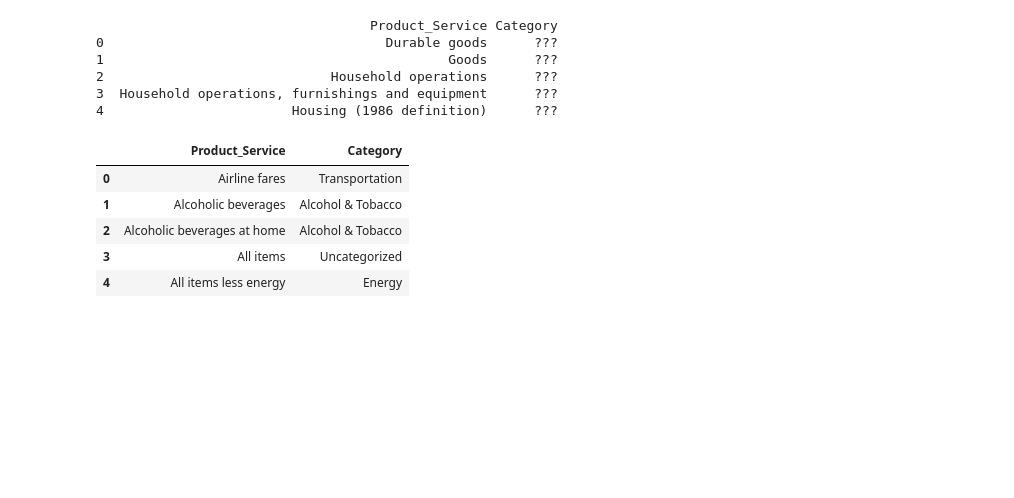
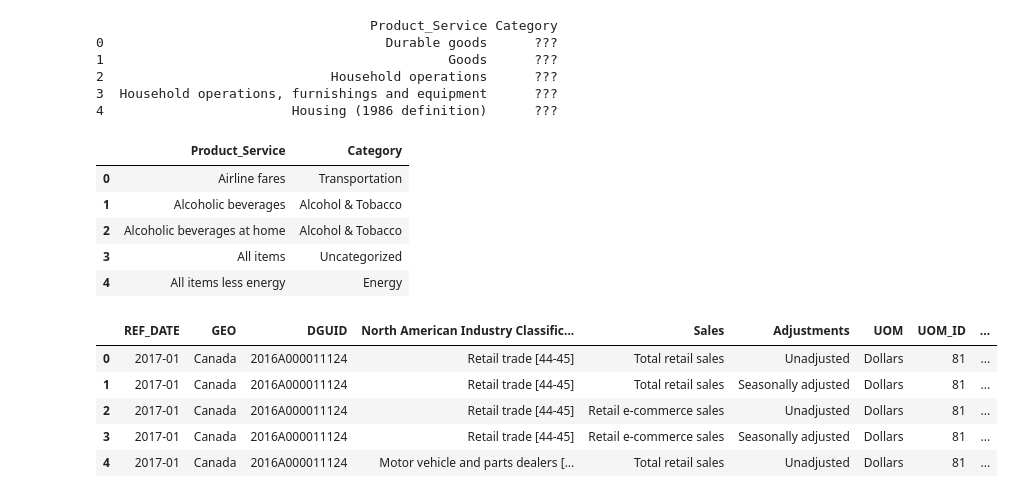
Before and after one commit to MADS-Lions/GoodsComparison2018Tariffs, a Jupyter notebook: notebooks/Analysis_Visuals_and_Models: Shelter.ipynb, the cells around one changed output. Saved outputs shown, nothing was run; the diff lists cells and outputs as text; code cells hidden in the pictures; blank space fills up the shorter version.

```diff
--- a/notebooks/Analysis_Visuals_and_Models: Shelter.ipynb
+++ b/notebooks/Analysis_Visuals_and_Models: Shelter.ipynb
@@ -196,3 +196,14 @@ USA_parallel_trends_groceries
 differences_differences(df_USA_CPI_Scaled, 'Shelter', 'Education & Reading', '2018-03-01', '2018-05-01', '2018-04-01')
 # %%
 differences_differences(df_USA_CPI_groupby, 'Shelter', 'Education & Reading', '2018-03-01', '2018-05-01', '2018-04-01')
+# %%
+import pandas as pd
+df_20100056 = pd.read_csv('../data/raw/20100056.csv')
+df_20100056.head()
+# %% [output]
+|  | REF_DATE | GEO | DGUID | North American Industry Classific... | Sales | Adjustments | UOM | UOM_ID | ... |
+| 0 | 2017-01 | Canada | 2016A000011124 | Retail trade [44-45] | Total retail sales | Unadjusted | Dollars | 81 | ... |
+| 1 | 2017-01 | Canada | 2016A000011124 | Retail trade [44-45] | Total retail sales | Seasonally adjusted | Dollars | 81 | ... |
+| 2 | 2017-01 | Canada | 2016A000011124 | Retail trade [44-45] | Retail e-commerce sales | Unadjusted | Dollars | 81 | ... |
+| 3 | 2017-01 | Canada | 2016A000011124 | Retail trade [44-45] | Retail e-commerce sales | Seasonally adjusted | Dollars | 81 | ... |
+| 4 | 2017-01 | Canada | 2016A000011124 | Motor vehicle and parts dealers [... | Total retail sales | Unadjusted | Dollars | 81 | ... |
```
Also changed, not shown: parts of 1 cell of this notebook, 4 other files.
